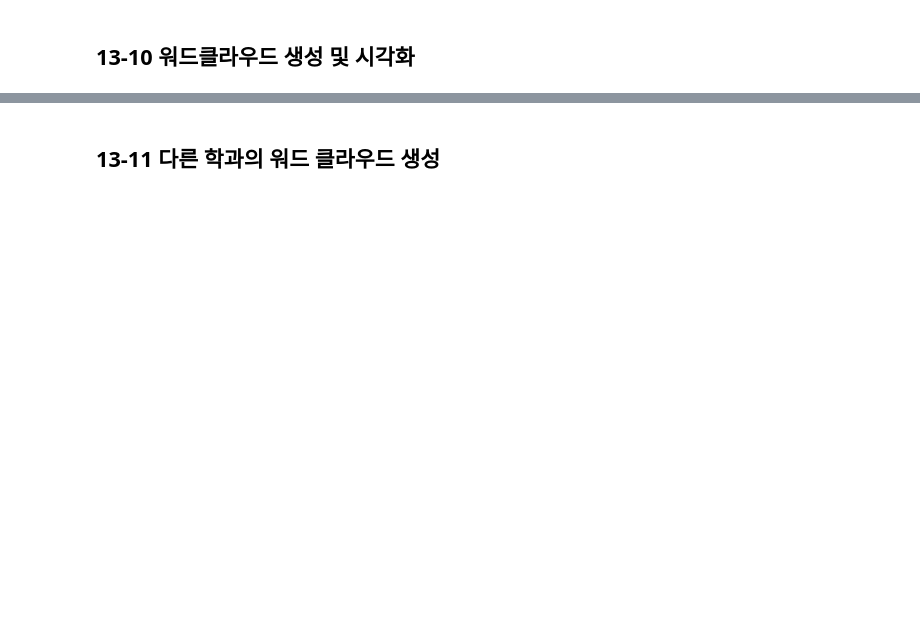
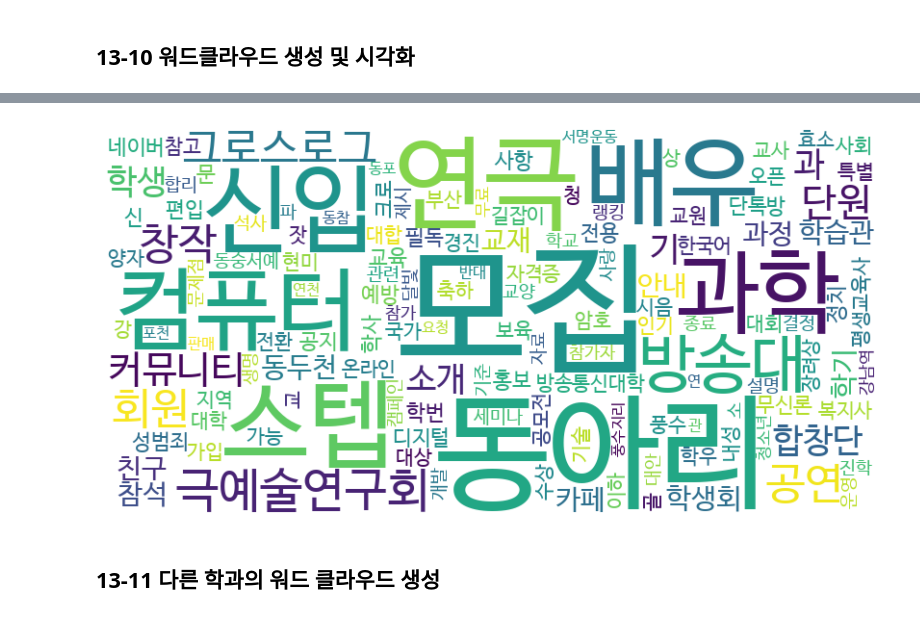
Before and after one commit to Taeichang/DataAnalysis, a Jupyter notebook: 오픈소스_데이터_분석_13강.ipynb, the cells around one changed output, grey strips where cells are left out. Drawn from its saved outputs; the diff is of its cells as text; code cells hidden in the pictures; blank space fills up the shorter version.

```diff
--- a/오픈소스_데이터_분석_13강.ipynb
+++ b/오픈소스_데이터_분석_13강.ipynb
@@ -62,7 +116,7 @@ from lxml import html
 ## URL로부터 페이지 내용 가져오기
 def get_page(driver, url):
     # url 페이지로 이동
-    driver.ger(url)
+    driver.get(url)
     # 해당 페이지의 html을 page_content로 저장
     page_content = driver.page_source
     # page_content를 lxml의 html 객체로 변환하고 tree로 저장
@@ -71,8 +125,8 @@ def get_page(driver, url):
 
 ## HTML 트리에서 제목 추출
 def extract_titles(tree):
-    ## td-subject를 클래스로 가지는 td 태그 > a태그 > string > text() 을 xpath로 구하고 titles로 저장
-    titles = tree.xpath('//t[@class = "td-subject"]/a/strong/tex()')
+    ## td-subject를 클래스로 가지는 td 태그 > a태그 > strong > text() 을 xpath로 구하고 titles로 저장
+    titles = tree.xpath('//td[@class="td-subject"]/a/strong/text()')
     return titles
 
 ## 제목 목록 출력
@@ -137,6 +204,6 @@ def get_board_titles(url, pages, verbose=False):
 ## 컴퓨터과학과 게시판 1 페이지 ~ 10 페이지의 제목 데이터 수집
 board_name = '컴퓨터과학과'
 board_url = 'https://cs.knou.ac.kr/cs1/4794/subview.do'
-board_titles = get_board_titles(url=board_url, pages=range(1,11), verbose=True)
+board_titles = get_board_titles(url=board_url, pages=range(1,5), verbose=True)
 ## 컴퓨터과학과 제목 데이터프레임 생성
 cs_df = pd.DataFrame(data = {'제목': board_titles})
@@ -268,27 +467,29 @@ for word, freq in word_count.most_common(30):
 # %%
 from wordcloud import WordCloud
 import matplotlib.pyplot as plt
 
 ## 단어 빈도를 바탕으로 워드클라우드 생성 및 표시
 def plot_wordcloud(word_count):
     ## 워드 클라우드 생성
     wordcloud = WordCloud(
         width=800,
         height=400,
         background_color='white',
         colormap='viridis',
         font_path='/usr/share/fonts/truetype/nanum/NanumBarunGothic.ttf' ## 한글 폰트 경로 지정
-        ).# word_count의 빈도 정보를 이용하여 생성
+        ).generate_from_frequencies(word_count) # word_count의 빈도 정보를 이용하여 생성
 
     plt.figure(figsize=(10, 5))
     plt.imshow(wordcloud, interpolation='bilinear') ## 이미지 표시
     plt.axis("off") ## 축 비활성화
     plt.show() ## 그래프 표시
 
 ## cs_df에서 단어 빈도 계산
 word_count = get_word_count(cs_df)
 ## 워드클라우드 생성 및 표시
 plot_wordcloud(word_count)
+# %% [output]
+[figure, added]
 # %% [markdown]
 ## 13-11 다른 학과의 워드 클라우드 생성
 # %%
```
Also changed, not shown: parts of 15 cells of this notebook.
